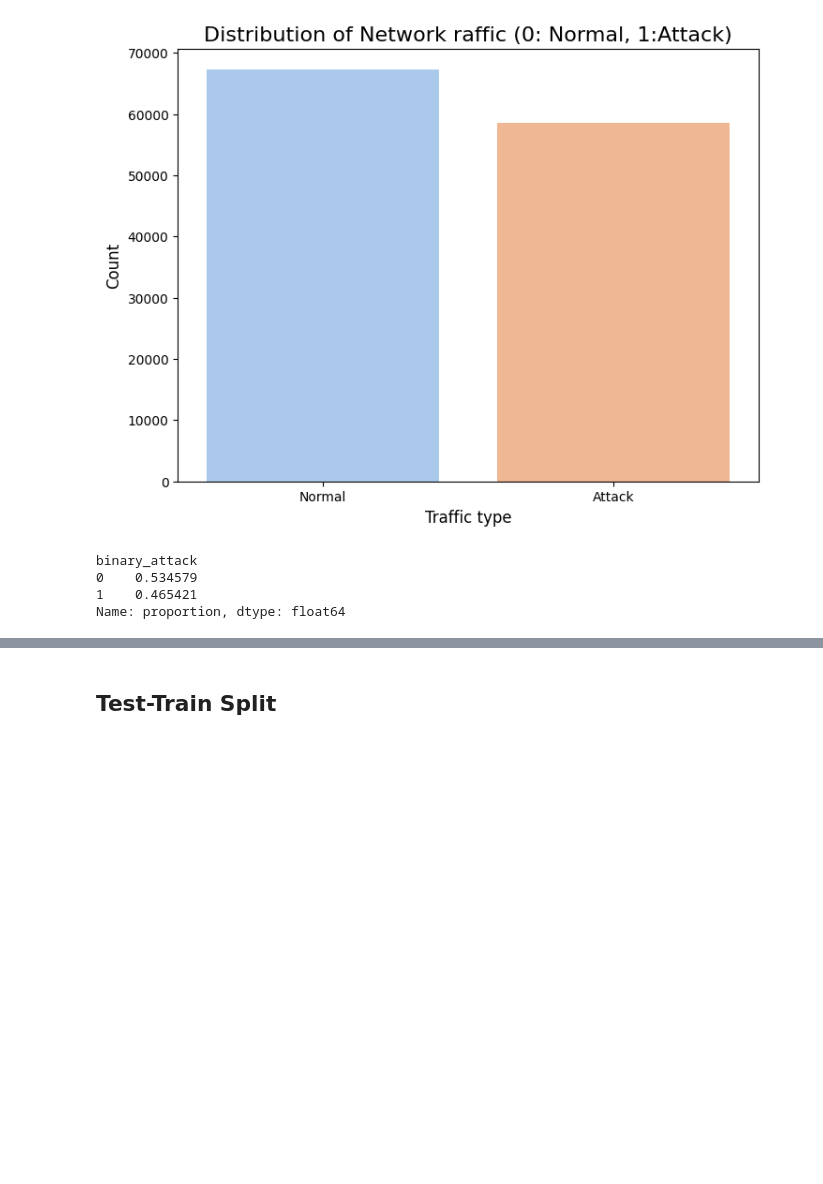
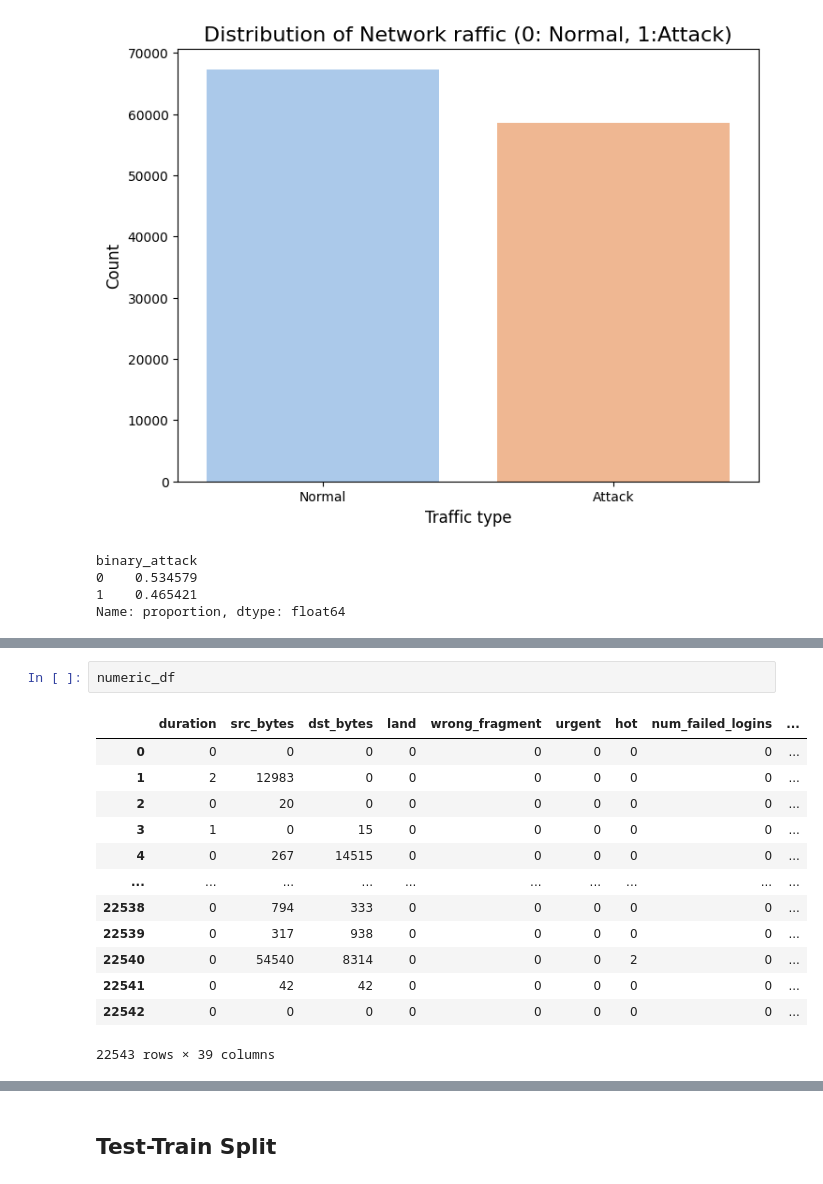
Before and after one commit to vitesh2186/SentinelNet, a Jupyter notebook: notebooks/nsl_kdd.ipynb, the cells around one changed output, grey strips where cells are left out. Saved outputs shown, nothing was run; the diff lists cells and outputs as text; blank space fills up the shorter version.

```diff
--- a/notebooks/nsl_kdd.ipynb
+++ b/notebooks/nsl_kdd.ipynb
@@ -419,0 +447,16 @@ Name: proportion, dtype: float64
+# %%
+numeric_df
+# %% [output]
+|  | duration | src_bytes | dst_bytes | land | wrong_fragment | urgent | hot | num_failed_logins | ... |
+| 0 | 0 | 0 | 0 | 0 | 0 | 0 | 0 | 0 | ... |
+| 1 | 2 | 12983 | 0 | 0 | 0 | 0 | 0 | 0 | ... |
+| 2 | 0 | 20 | 0 | 0 | 0 | 0 | 0 | 0 | ... |
+| 3 | 1 | 0 | 15 | 0 | 0 | 0 | 0 | 0 | ... |
+| 4 | 0 | 267 | 14515 | 0 | 0 | 0 | 0 | 0 | ... |
+| ... | ... | ... | ... | ... | ... | ... | ... | ... | ... |
+| 22538 | 0 | 794 | 333 | 0 | 0 | 0 | 0 | 0 | ... |
+| 22539 | 0 | 317 | 938 | 0 | 0 | 0 | 0 | 0 | ... |
+| 22540 | 0 | 54540 | 8314 | 0 | 0 | 0 | 2 | 0 | ... |
+| 22541 | 0 | 42 | 42 | 0 | 0 | 0 | 0 | 0 | ... |
+| 22542 | 0 | 0 | 0 | 0 | 0 | 0 | 0 | 0 | ... |
+22543 rows × 39 columns
```
Also changed, not shown: parts of 4 cells of this notebook.
